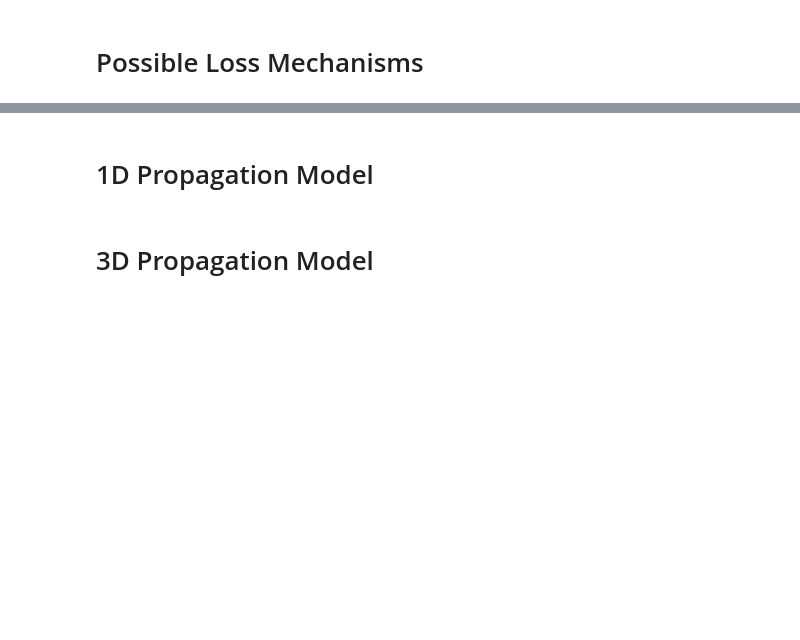
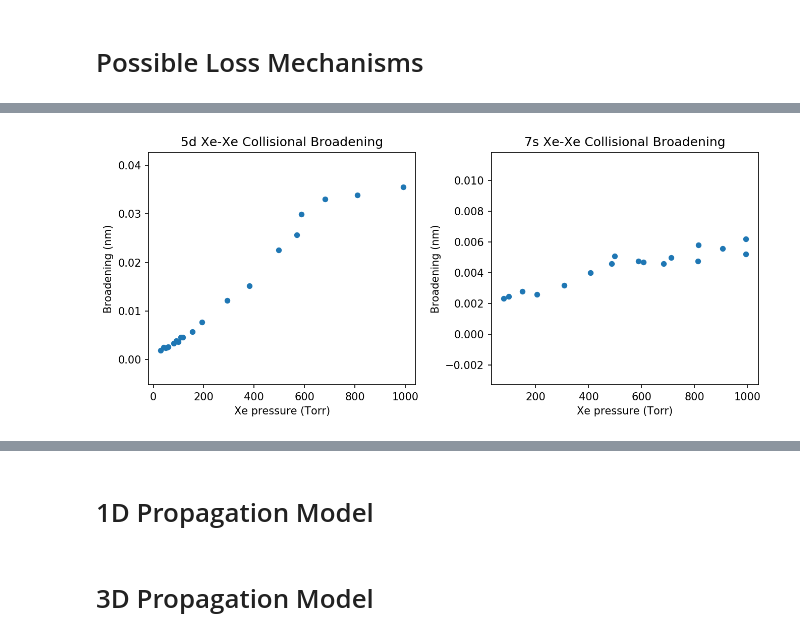
Before and after one commit to jasonbossert/uv_generation, a Jupyter notebook: notebooks/Untitled.ipynb, the cells around one changed output, grey strips where cells are left out. Saved outputs shown, nothing was run; the diff lists cells and outputs as text; code cells hidden in the pictures; blank space fills up the shorter version.

```diff
--- a/notebooks/Untitled.ipynb
+++ b/notebooks/Untitled.ipynb
@@ -88,0 +161,25 @@ We immediately notice that the krypton peak is lower than the argon peak, and is
+# %%
+collision_data_path = "../data/external/"
+
+col_names = ['Pressure', 'Broadening']
+xe_5d_collision_data = pd.read_csv(collision_data_path + "Xenon_5d_Collision.csv",
+                                  header=0, names=col_names)
+xe_7s_collision_data = pd.read_csv(collision_data_path + "Xenon_7s_Collision.csv",
+                                  header=0, names=col_names)
+# %%
+fig, ax = plt.subplots(1, 2, figsize=(9, 4), dpi=150)
+
+ax[0].set_title("5d Xe-Xe Collisional Broadening")
+ax[1].set_title("7s Xe-Xe Collisional Broadening")
+
+xe_5d_collision_data.plot(x='Pressure', y='Broadening', ax=ax[0], kind='scatter')
+xe_7s_collision_data.plot(x='Pressure', y='Broadening', ax=ax[1], kind='scatter')
+
+for axis in ax:
+    axis.set_xlabel("Xe pressure (Torr)")
+    axis.set_ylabel("Broadening (nm)")
+
+plt.tight_layout()
+plt.show()
+# %% [output]
+[figure, added]
```
Also changed, not shown: parts of 31 cells of this notebook.
